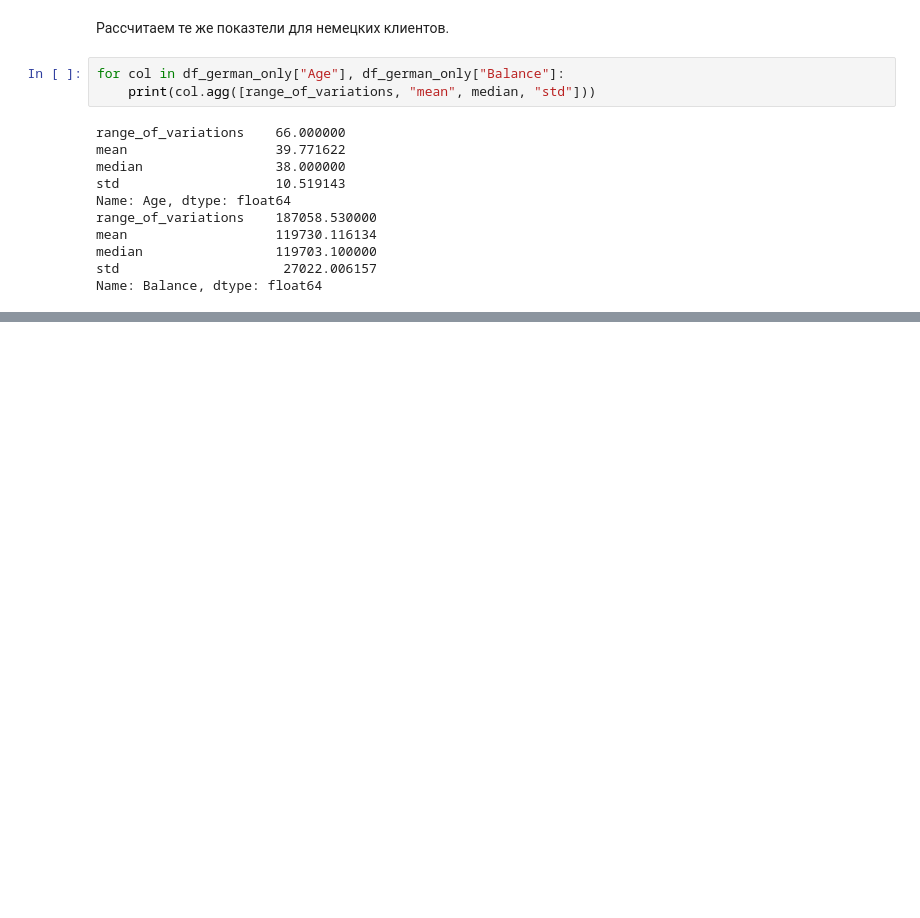
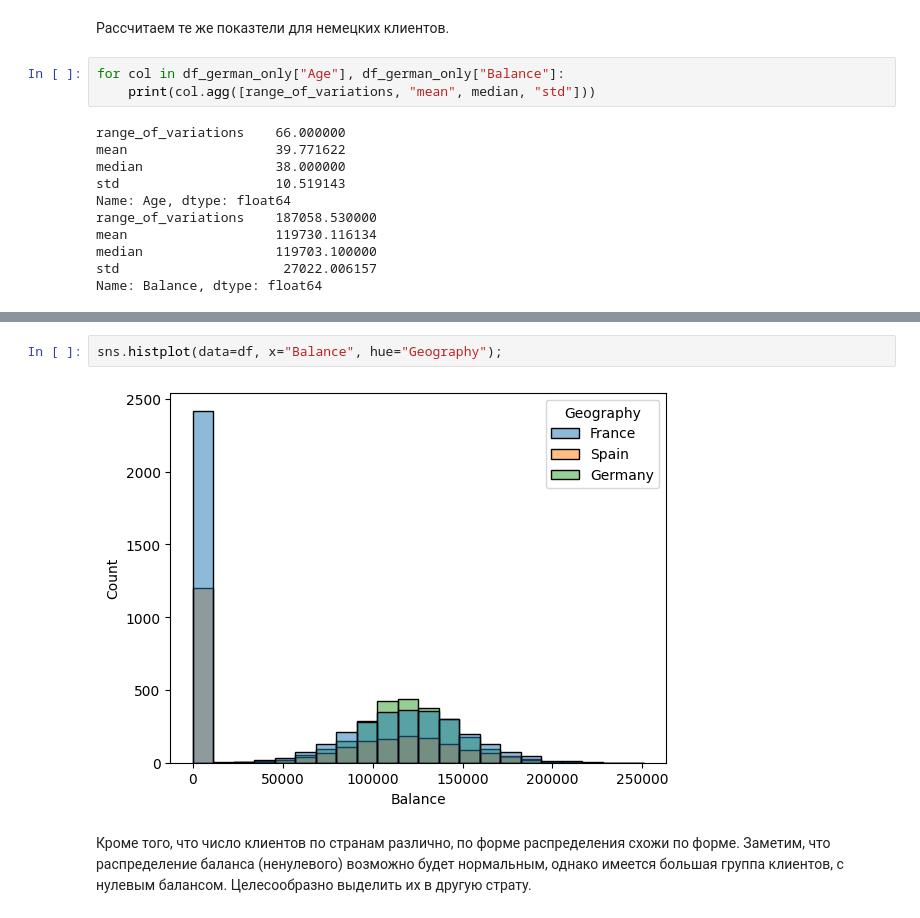
Before and after one commit to Nickolay-A/DS04, a Jupyter notebook: ДЗ_14_Бруцкий-Стемпковский/ДЗ_14.ipynb, the cells around one changed output, grey strips where cells are left out. Cells and saved outputs as stored; diff of their text form; blank space fills up the shorter version.

```diff
--- a/ДЗ_14_Бруцкий-Стемпковский/ДЗ_14.ipynb
+++ b/ДЗ_14_Бруцкий-Стемпковский/ДЗ_14.ipynb
@@ -97,0 +116,6 @@ Name: Balance, dtype: float64
+# %%
+sns.histplot(data=df, x="Balance", hue="Geography");
+# %% [output]
+[figure, added]
+# %% [markdown]
+Кроме того, что число клиентов по странам различно, по форме распределения схожи по форме. Заметим, что распределение баланса (ненулевого) возможно будет нормальным, однако имеется большая группа клиентов, с нулевым балансом. Целесообразно выделить их в другую страту.
```
Also changed, not shown: parts of 14 cells of this notebook.
